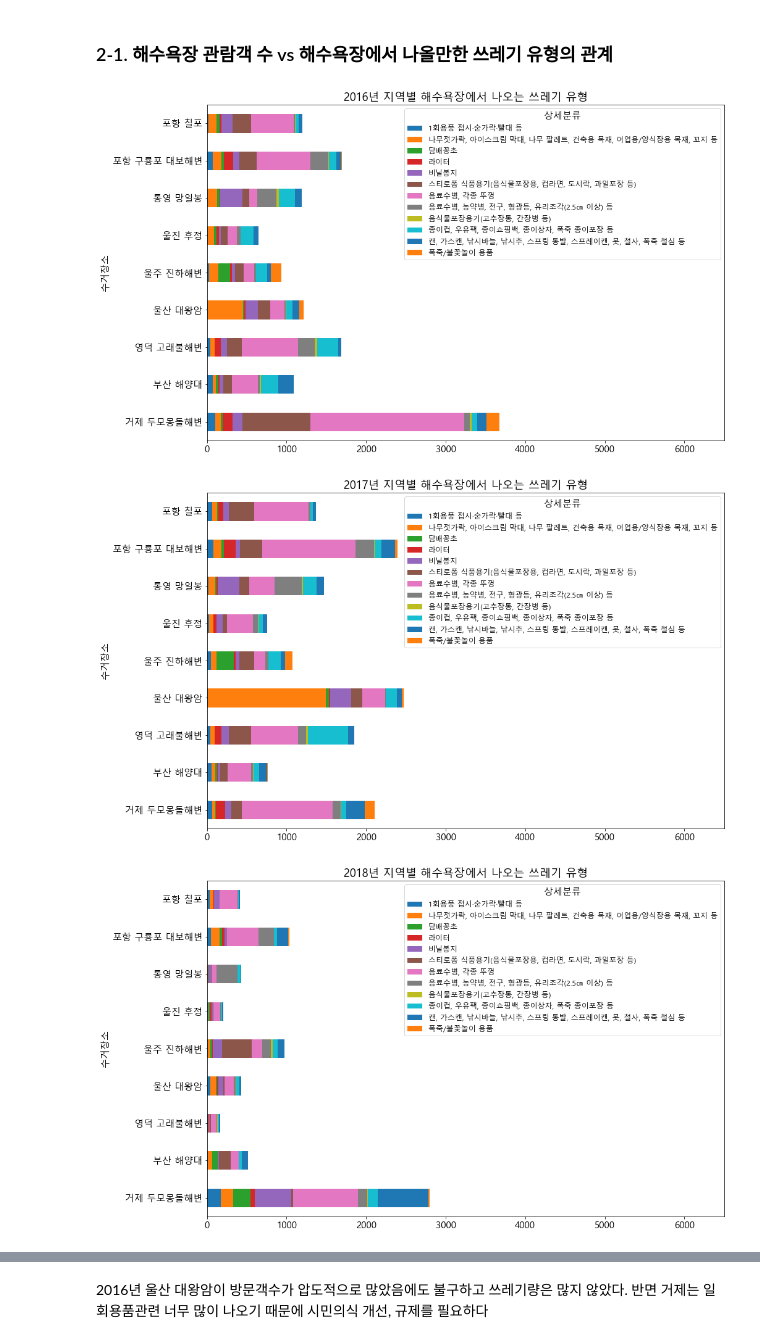
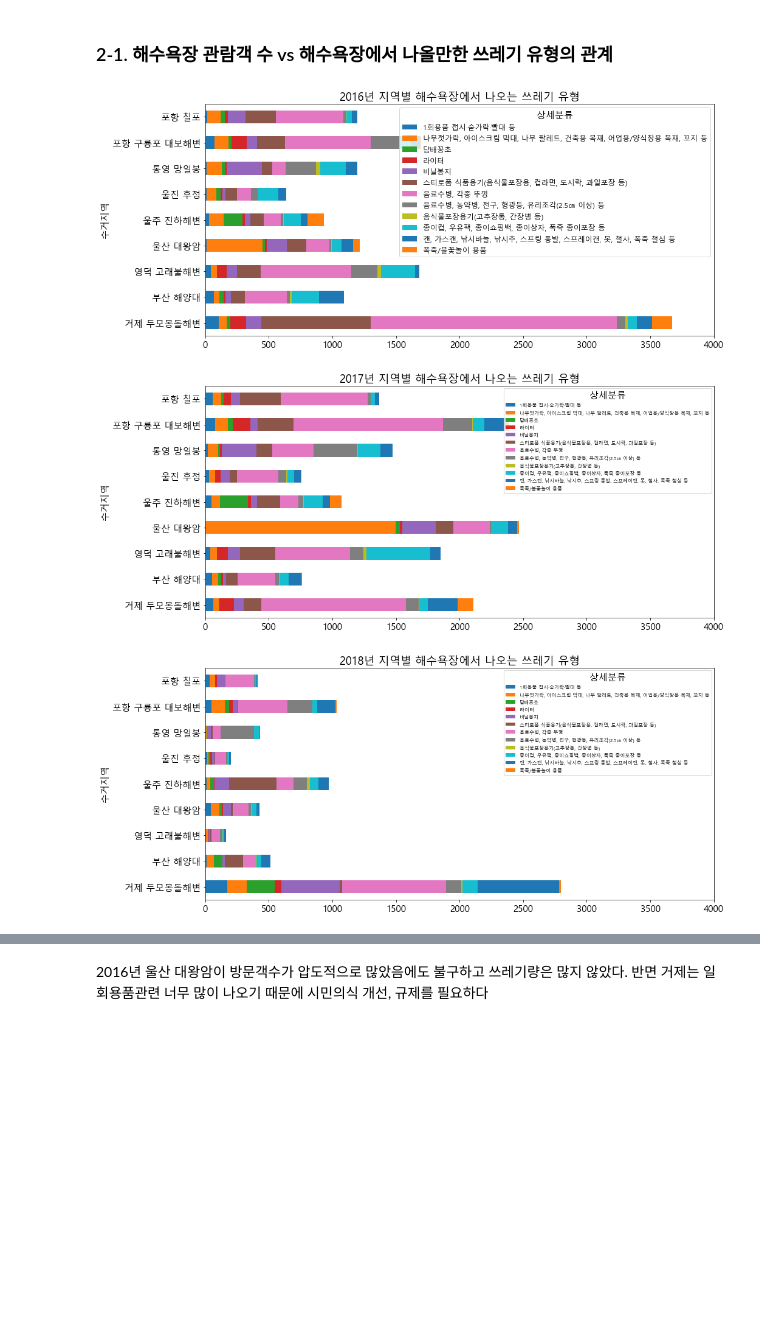
Before and after one commit to meucham11/gonggong_project, a Jupyter notebook: 00_analysis/00_분석.ipynb, the cells around one changed output, grey strips where cells are left out. Cells and saved outputs as stored; diff of their text form; code cells hidden in the pictures; blank space fills up the shorter version.

```diff
--- a/00_analysis/00_분석.ipynb
+++ b/00_analysis/00_분석.ipynb
@@ -289,25 +278,25 @@ trash_beach_list=trash[(trash['상세분류']=='캔, 가스캔, 낚시바늘,
 # %%
 for i in range(2016,2020):
     trash_beach=trash_beach_list[trash_beach_list['년도']==i]
-    쓰상=trash_beach.pivot_table(index=['수거장소','상세분류'],values='개수',aggfunc='sum').reset_index()
-    a_pivot=쓰상.pivot('수거장소','상세분류','개수')
-    plt.rcParams["figure.figsize"] = (15, 10)
+    쓰상=trash_beach.pivot_table(index=['수거지역','상세분류'],values='개수',aggfunc='sum').reset_index()
+    a_pivot=쓰상.pivot('수거지역','상세분류','개수')
+    plt.rcParams["figure.figsize"] = (15, 7)
     a_pivot.plot.barh( stacked=True)
-    plt.rc('legend', fontsize=12)
+    plt.rc('legend', fontsize=8)
     plt.title(str(i)+"년 지역별 해수욕장에서 나오는 쓰레기 유형")
-    plt.xlim((0,6500))
+    plt.xlim((0,4000))
     plt.show()
 
 
 trash_beach=trash_beach_list[trash_beach_list['년도']>=2016]
-쓰상=trash_beach.pivot_table(index=['수거장소','상세분류'],values='개수',aggfunc='sum').reset_index()
-a_pivot=쓰상.pivot('수거장소','상세분류','개수')
+쓰상=trash_beach.pivot_table(index=['수거지역','상세분류'],values='개수',aggfunc='sum').reset_index()
+a_pivot=쓰상.pivot('수거지역','상세분류','개수')
 plt.rcParams["figure.figsize"] = (15, 10)
 a_pivot.plot.barh( stacked=True)
 plt.rc('legend', fontsize=12)
 plt.title("전체기간 지역별 해수욕장에서 나오는 쓰레기 유형")
 plt.show()
 # %% [output]
-[figure, old version]
+[figure, new version]
-[figure, old version]
+[figure, new version]
-[figure, old version]
+[figure, new version]
```
Also changed, not shown: parts of 84 cells of this notebook.
